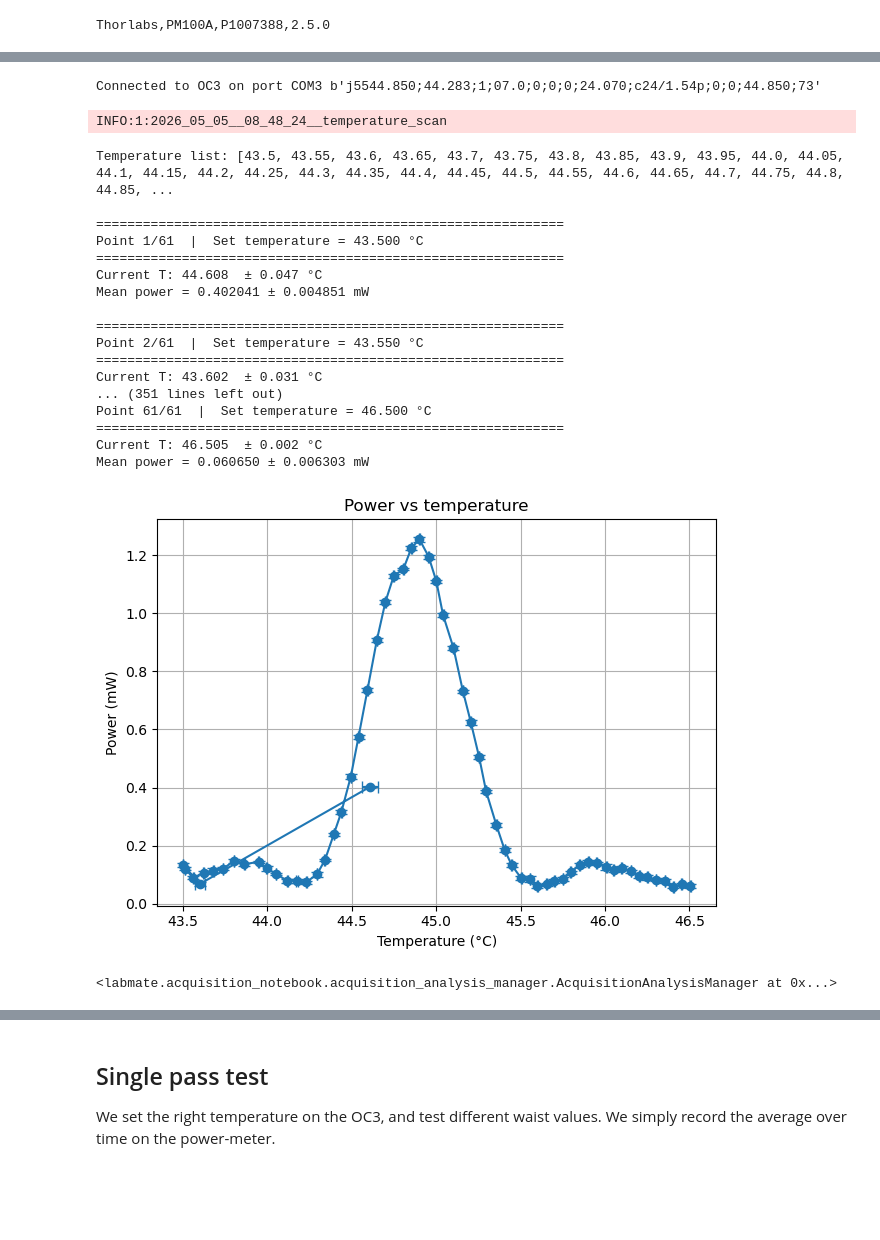
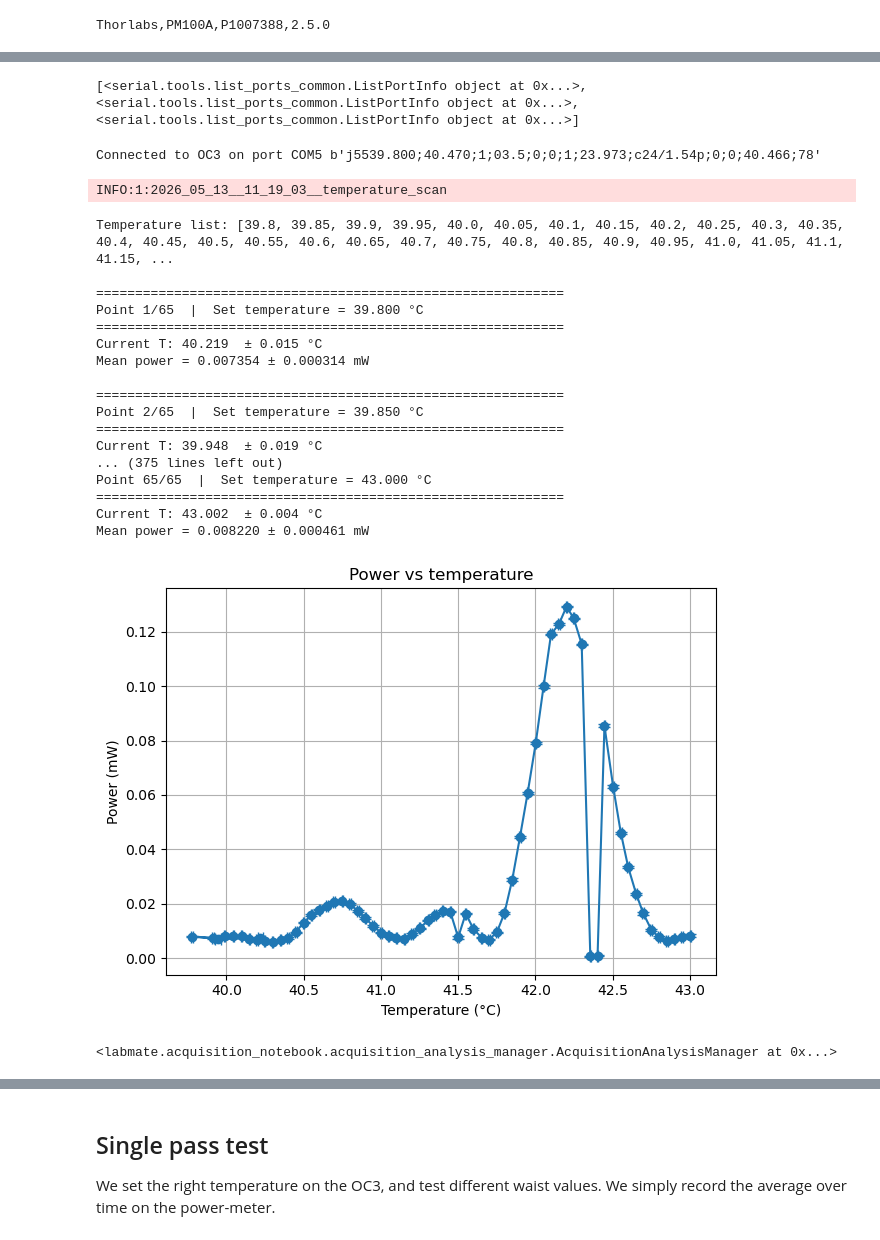
Before and after one commit to eq15t-panda/PANDAManager, a Jupyter notebook: acquisition_shg.ipynb, the cells around one changed output, grey strips where cells are left out. Cells and saved outputs as stored; diff of their text form; code cells hidden in the pictures; blank space fills up the shorter version.

```diff
--- a/acquisition_shg.ipynb
+++ b/acquisition_shg.ipynb
@@ -67,16 +95,24 @@ raw = pm100a.query("READ?").strip()
+# %%
+import serial.tools.list_ports
+
+plist = list(serial.tools.list_ports.comports())
+print(plist)
+# %% [output]
+[<serial.tools.list_ports_common.ListPortInfo object at 0x...>, <serial.tools.list_ports_common.ListPortInfo object at 0x...>, <serial.tools.list_ports_common.ListPortInfo object at 0x...>]
 # %%
 # Connect to OC3 temperature controller via pyserial
-OC_PORT = "COM3"
+# OC_PORT = "COM3"
+OC_PORT = "COM5"
 oc3 = OC3(port=OC_PORT)
 print("Connected to OC3 on port", OC_PORT, oc3.status())
 # %% [output]
-Connected to OC3 on port COM3 b'j5544.850;44.283;1;07.0;0;0;0;24.070;c24/1.54p;0;0;44.850;73'
+Connected to OC3 on port COM5 b'j5539.800;40.470;1;03.5;0;0;1;23.973;c24/1.54p;0;0;40.466;78'
 # %%
 ASK_USER_CONFIRMATION = False
 
 # TEMPERATURE CONTROL
-TEMP_START = 43.5
-TEMP_END = 46.5
+TEMP_START = 41.0
+TEMP_END = 43.0
 TEMP_STEP = 0.05
 RAMP_RATE = 0.02
 
@@ -111,7 +147,7 @@ for i, T in enumerate(temps, start=1):
     print("=" * 60)
 
     oc3.set_temperature(T, ramp=RAMP_RATE)
-    time.sleep(10)
+    time.sleep(5)  # wait for the temperature to start ramping
 
     Tmeas, Terror = oc3.get_mean_temperature(duration_s=4.0)
     print(f"Current T: {Tmeas:.3f}  ± {Terror:.3f} °C")
@@ -122,45 +158,45 @@ for i, T in enumerate(temps, start=1):
         dt_s=PM_SAMPLE_DELAY
     )
     list_SHG_powers.append(mean_mW)
     list_SHG_errors.append(error_mW)
     list_Tmeas.append(Tmeas)
     list_Terrors.append(Terror)
     print(f"Mean power = {mean_mW:.6f} ± {error_mW:.6f} mW")
 
 
 
 oc3.set_temperature(temps[0], ramp=RAMP_RATE)
 time.sleep(5)
 plt.errorbar(list_Tmeas, list_SHG_powers, xerr = list_Terrors, yerr = list_SHG_errors , fmt="o-", capsize=4)
 plt.xlabel("Temperature (°C)")
 plt.ylabel("Power (mW)")
 plt.title("Power vs temperature")
 plt.grid(True)
 plt.tight_layout()
 plt.show()
 
 
 aqm.save_acquisition(list_Tmeas=list_Tmeas, list_SHG_powers=list_SHG_powers, list_SHG_errors=list_SHG_errors, list_Terrors=list_Terrors , pump_power_mW = 300)
 # %% [output]
-INFO:1:2026_05_05__08_48_24__temperature_scan
+INFO:1:2026_05_13__11_19_03__temperature_scan
-Temperature list: [43.5, 43.55, 43.6, 43.65, 43.7, 43.75, 43.8, 43.85, 43.9, 43.95, 44.0, 44.05, 44.1, 44.15, 44.2, 44.25, 44.3, 44.35, 44.4, 44.45, 44.5, 44.55, 44.6, 44.65, 44.7, 44.75, 44.8, 44.85, ...
+Temperature list: [39.8, 39.85, 39.9, 39.95, 40.0, 40.05, 40.1, 40.15, 40.2, 40.25, 40.3, 40.35, 40.4, 40.45, 40.5, 40.55, 40.6, 40.65, 40.7, 40.75, 40.8, 40.85, 40.9, 40.95, 41.0, 41.05, 41.1, 41.15, ...
 
 ============================================================
-Point 1/61  |  Set temperature = 43.500 °C
+Point 1/65  |  Set temperature = 39.800 °C
 ============================================================
-Current T: 44.608  ± 0.047 °C
-Mean power = 0.402041 ± 0.004851 mW
+Current T: 40.219  ± 0.015 °C
+Mean power = 0.007354 ± 0.000314 mW
 
 ============================================================
-Point 2/61  |  Set temperature = 43.550 °C
+Point 2/65  |  Set temperature = 39.850 °C
 ============================================================
-Current T: 43.602  ± 0.031 °C
-... (351 lines left out)
-Point 61/61  |  Set temperature = 46.500 °C
+Current T: 39.948  ± 0.019 °C
+... (375 lines left out)
+Point 65/65  |  Set temperature = 43.000 °C
 ============================================================
-Current T: 46.505  ± 0.002 °C
-Mean power = 0.060650 ± 0.006303 mW
+Current T: 43.002  ± 0.004 °C
+Mean power = 0.008220 ± 0.000461 mW
-[figure, old version]
+[figure, new version]
 <labmate.acquisition_notebook.acquisition_analysis_manager.AcquisitionAnalysisManager at 0x...>
 # %%
 print(RUN_DIR)
```
Also changed, not shown: parts of 8 cells of this notebook, 13 other files.
